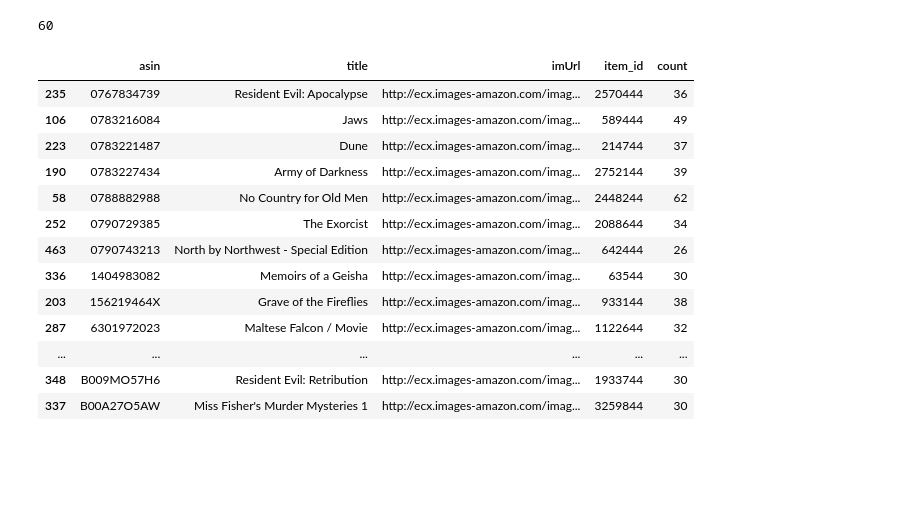
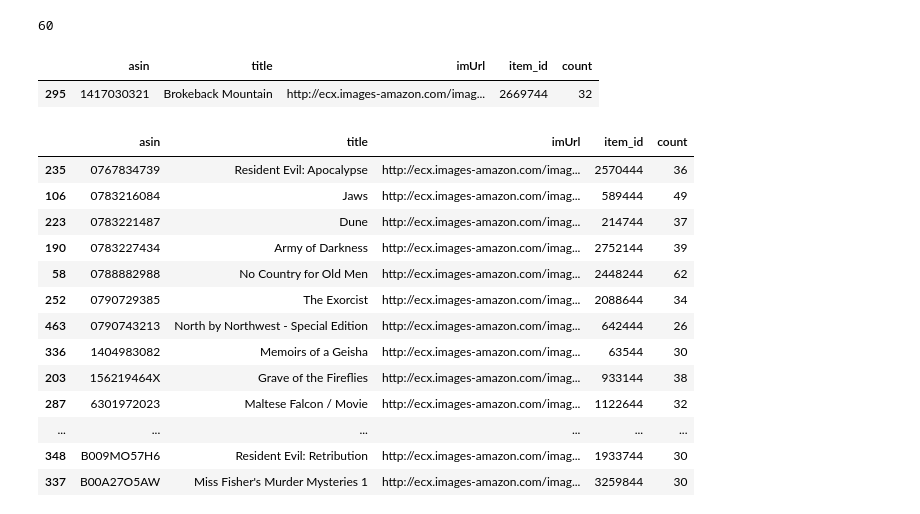
Before and after one commit to jnawjux/intocomics, a Jupyter notebook: web_app_development.ipynb, the cells around one changed output. Cells and saved outputs as stored; diff of their text form; code cells hidden in the pictures; blank space fills up the shorter version.

```diff
--- a/web_app_development.ipynb
+++ b/web_app_development.ipynb
@@ -99,6 +128,11 @@ movies = [22, 5, 30, 35, 39, 48, 57, 58, 74, 78, 79, 80, 90, 93, 95, 101, 105,
 len(movies)
 # %% [output]
 60
+# %%
+movie_image_urls[movie_image_urls['title'] == 'Brokeback Mountain']
+# %% [output]
+|  | asin | title | imUrl | item_id | count |
+| 295 | 1417030321 | Brokeback Mountain | http://ecx.images-amazon.com/imag... | 2669744 | 32 |
 # %%
 # Index does change with every load, so these results might not show up the same
 movie_image_urls.loc[movies].sort_values('asin')
```
Also changed, not shown: parts of 4 cells of this notebook.
